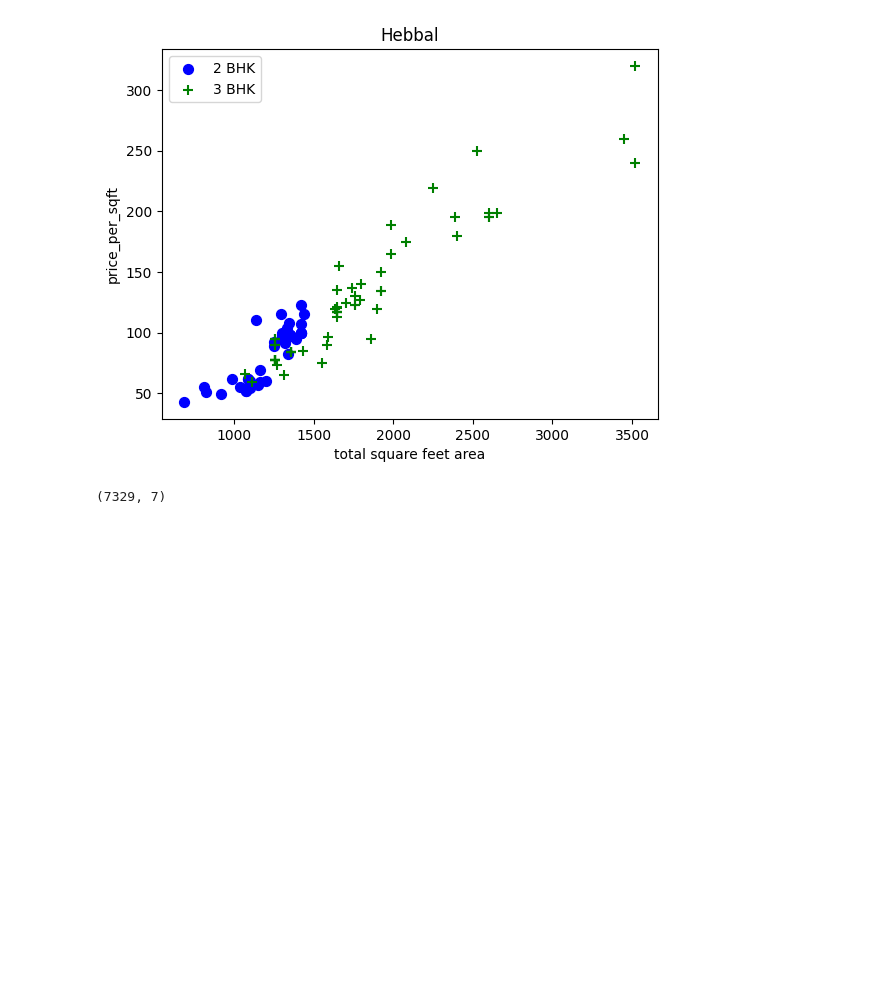
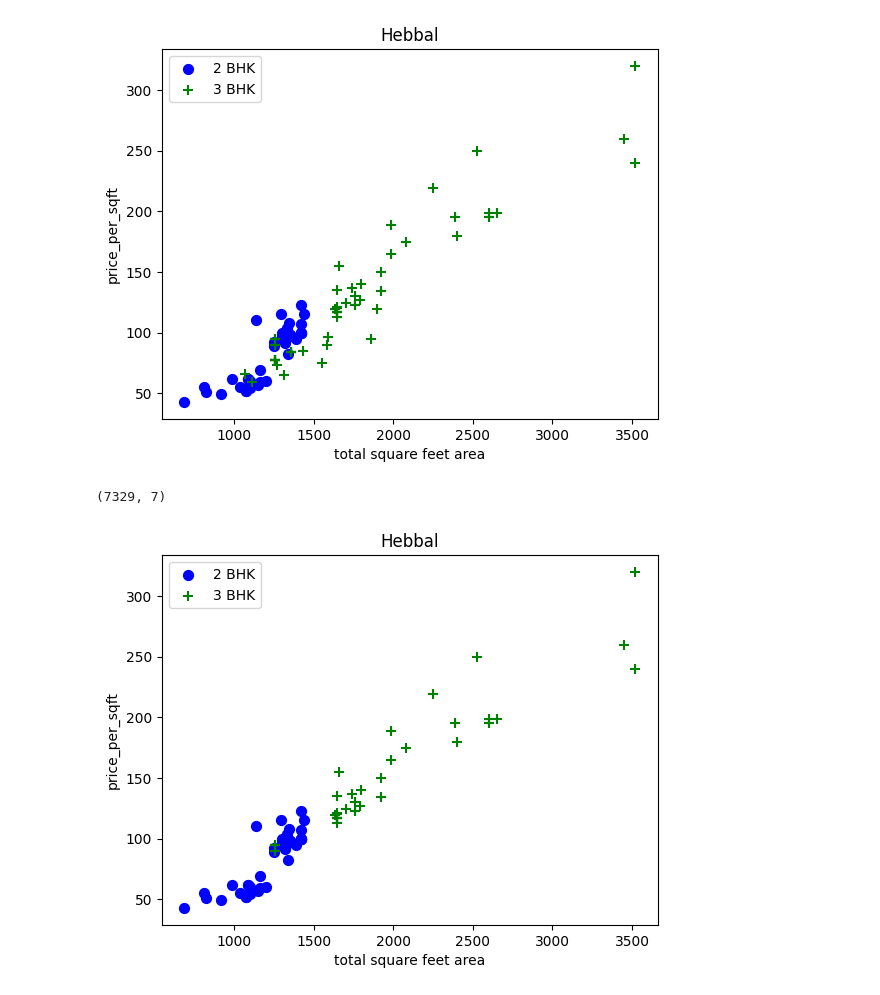
Before and after one commit to Balu-0009/Benguluru_House_Price, a Jupyter notebook: house-prediction.ipynb, the cells around one changed output. Cells and saved outputs as stored; diff of their text form; code cells hidden in the pictures; blank space fills up the shorter version.

```diff
--- a/house-prediction.ipynb
+++ b/house-prediction.ipynb
@@ -448,3 +448,7 @@ df8 = remove_bhk_outliers(df7)
 df8.shape
 # %% [output]
 (7329, 7)
+# %%
+plot_scatter_chart(df8,'Hebbal')
+# %% [output]
+[figure, added]
```
Also changed, not shown: parts of 17 cells of this notebook.
